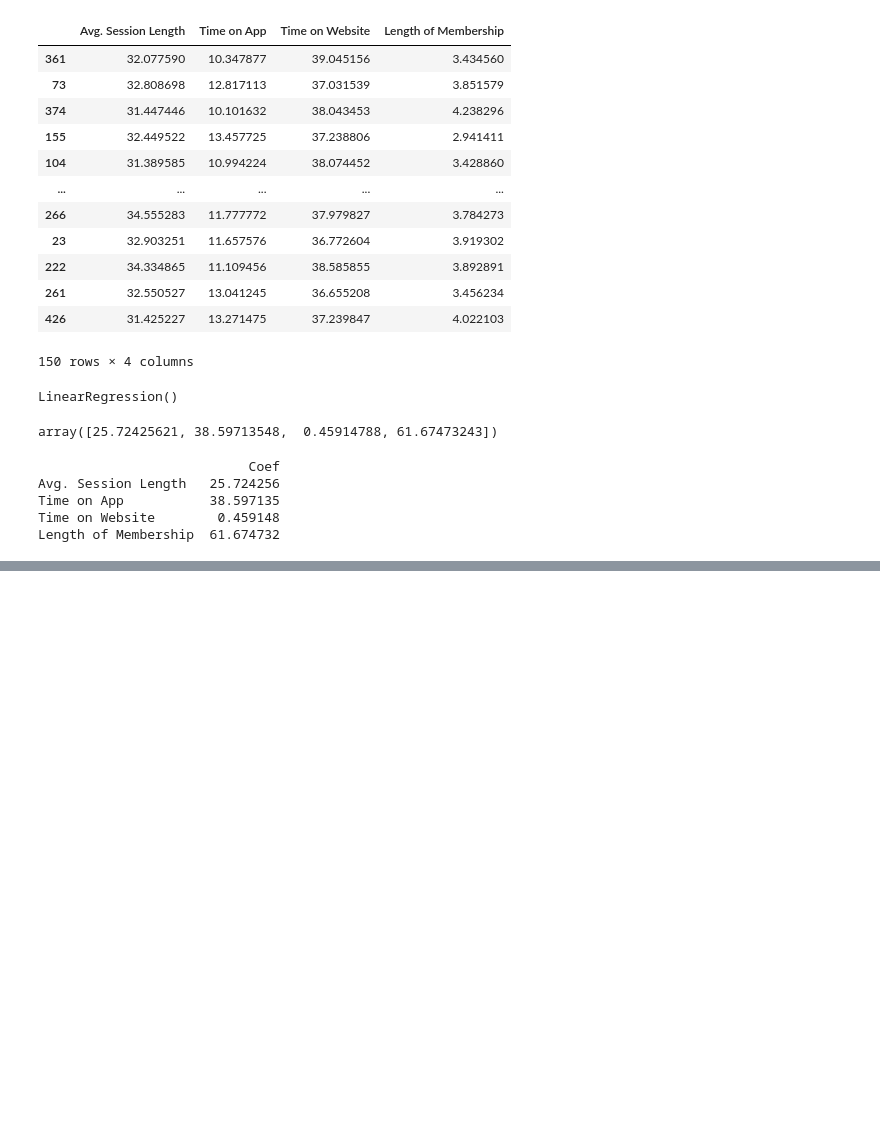
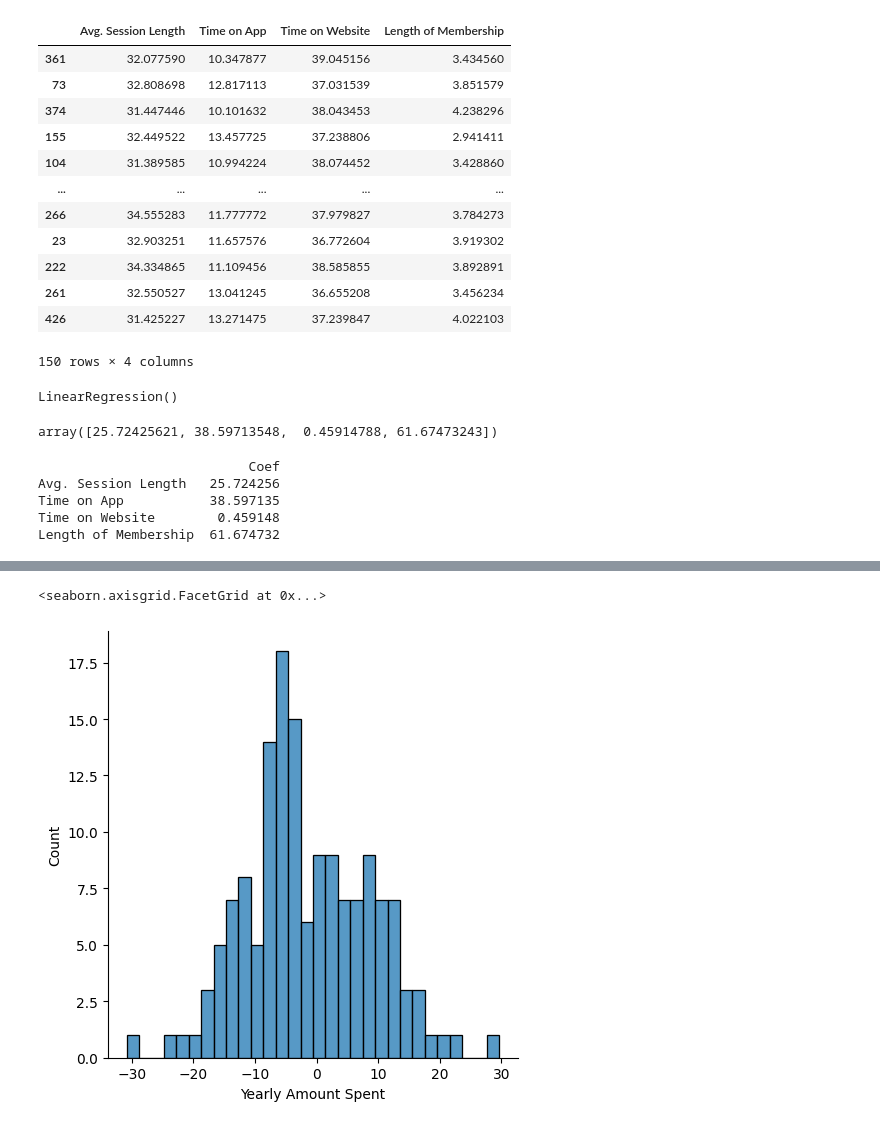
Before and after one commit to AhmedDoesECE/linear-regression-project, a Jupyter notebook: Linear Regression Project.ipynb, the cells around one changed output, grey strips where cells are left out. Drawn from its saved outputs; the diff is of its cells as text; code cells hidden in the pictures; blank space fills up the shorter version.

```diff
--- a/Linear Regression Project.ipynb
+++ b/Linear Regression Project.ipynb
@@ -136,0 +176,2 @@ Length of Membership  61.674732
+# %%
+residuals = y_test - predictions
@@ -136,0 +193,5 @@ Length of Membership  61.674732
+# %%
+sns.displot(residuals, bins=30)
+# %% [output]
+<seaborn.axisgrid.FacetGrid at 0x...>
+[figure, added]
```
Also changed, not shown: parts of 7 cells of this notebook.
